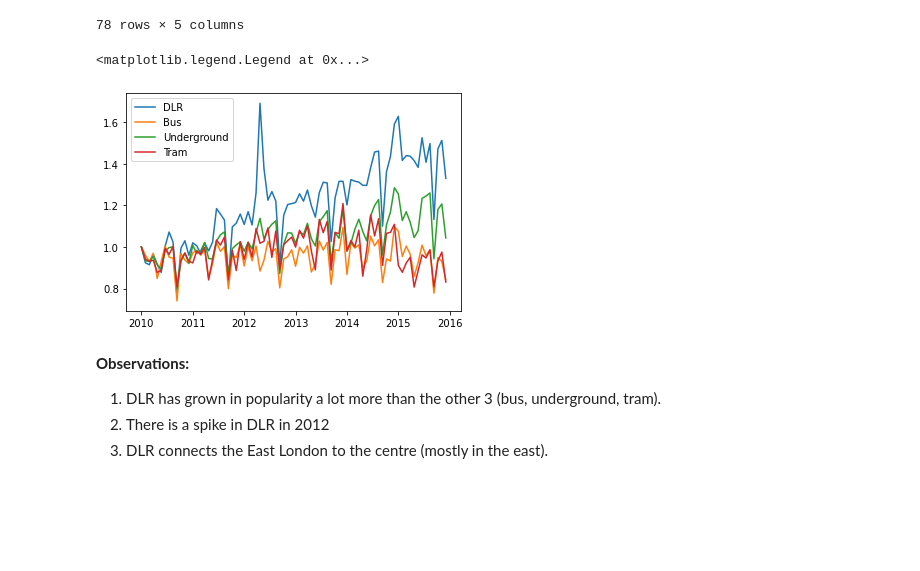
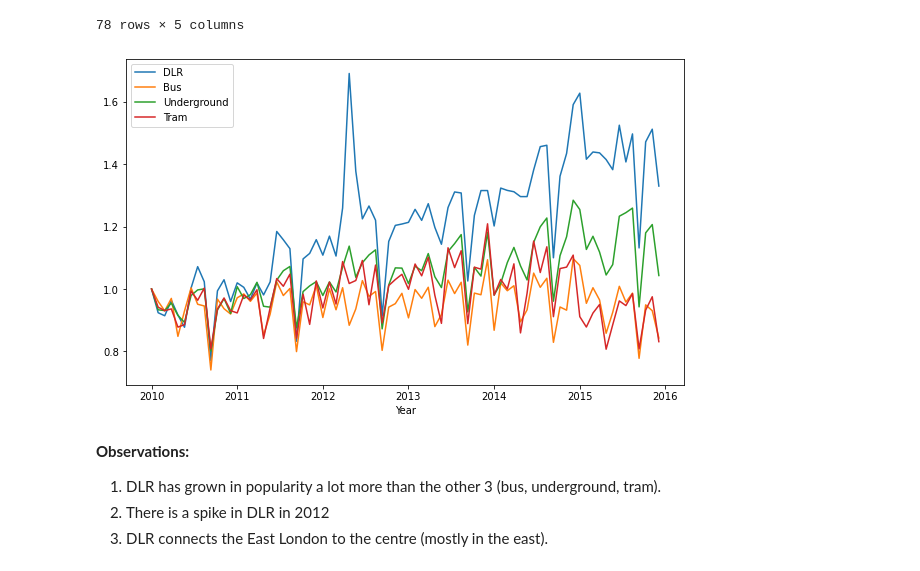
Before and after one commit to avaspataru/datathon, a Jupyter notebook: notebooks/DLR.ipynb, the cells around one changed output. Saved outputs shown, nothing was run; the diff lists cells and outputs as text; code cells hidden in the pictures; blank space fills up the shorter version.

```diff
--- a/notebooks/DLR.ipynb
+++ b/notebooks/DLR.ipynb
@@ -103,19 +130,24 @@ increase_journey_types
 78 rows × 5 columns
 # %%
 labels = [y for y in range(2010,2017)]
+
+plt.figure(figsize=FIGSIZE)
+
+plt.xlabel(YEAR_XLABEL)
 plt.xticks(np.arange(0,79, step=13),labels)
 
 
 plt.plot(increase_journey_types['DLR'].values, label="DLR")
 plt.plot(increase_journey_types['Bus'].values, label="Bus")
 plt.plot(increase_journey_types['Underground'].values, label="Underground")
 plt.plot(increase_journey_types['Tram'].values, label="Tram")
 #plt.plot(increase_journey_types['Overground'].values, label="Overground")
 
 plt.legend()
+
+plt.show()
 # %% [output]
-<matplotlib.legend.Legend at 0x...>
-[figure, old version]
+[figure, new version]
 # %% [markdown]
 **Observations:**
 1. DLR has grown in popularity a lot more than the other 3 (bus, underground, tram).
```
Also changed, not shown: parts of 8 cells of this notebook, 4 other files.
